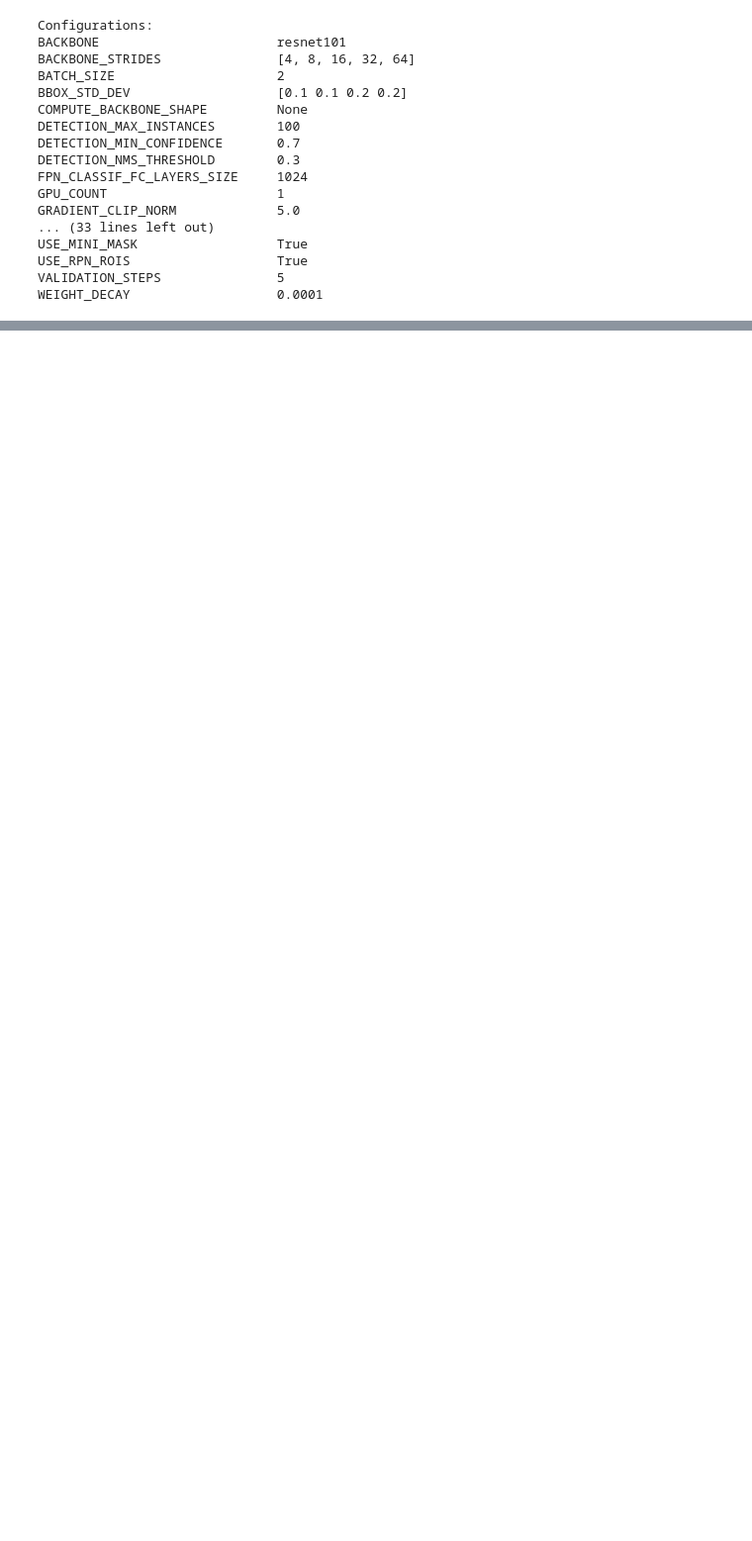
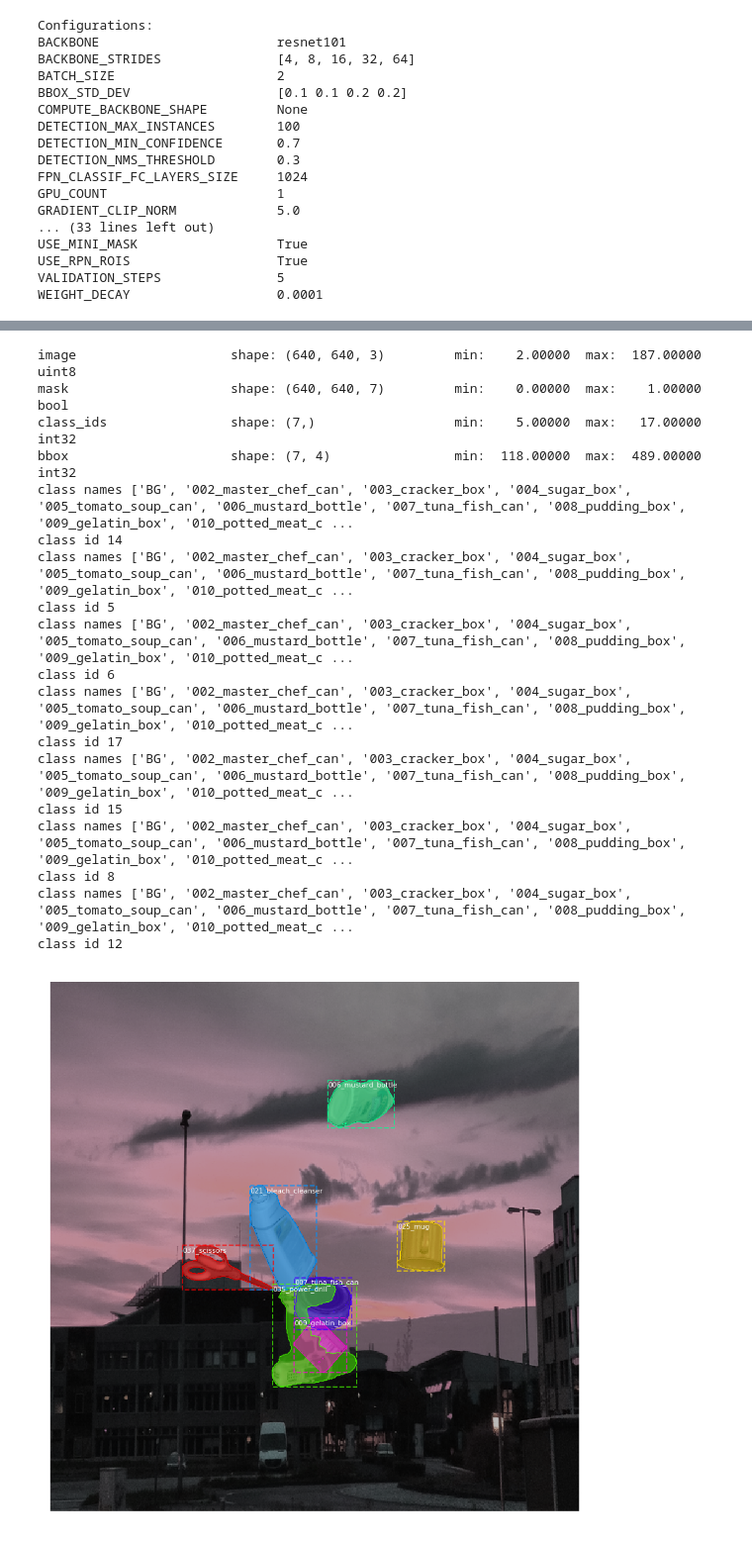
Before and after one commit to CosmosHua/Pose_Estimation, a Jupyter notebook: samples/ycbv/inspect_data.ipynb, the cells around one changed output, grey strips where cells are left out. Shown at 99% size. Drawn from its saved outputs; the diff is of its cells as text; code cells hidden in the pictures; blank space fills up the shorter version.

```diff
--- a/samples/ycbv/inspect_data.ipynb
+++ b/samples/ycbv/inspect_data.ipynb
@@ -77,0 +78,37 @@ for image_id in image_ids:
+# %%
+# Load random image and mask.
+image_id = random.choice(dataset_train.image_ids)
+image = dataset_train.load_image(image_id)
+mask, class_ids = dataset_train.load_mask(image_id)
+# Compute Bounding box
+bbox = utils.extract_bboxes(mask)
+
+# Display image and additional stats
+# print("image_id ", image_id, dataset_train.image_reference(image_id))
+log("image", image)
+log("mask", mask)
+log("class_ids", class_ids)
+log("bbox", bbox)
+# Display image and instances
+# print(dataset_train.get_class_names())
+visualize.display_instances(image, bbox, mask, class_ids, dataset_train.class_names)
+# %% [output]
+image                    shape: (640, 640, 3)         min:    2.00000  max:  187.00000  uint8
+mask                     shape: (640, 640, 7)         min:    0.00000  max:    1.00000  bool
+class_ids                shape: (7,)                  min:    5.00000  max:   17.00000  int32
+bbox                     shape: (7, 4)                min:  118.00000  max:  489.00000  int32
+class names ['BG', '002_master_chef_can', '003_cracker_box', '004_sugar_box', '005_tomato_soup_can', '006_mustard_bottle', '007_tuna_fish_can', '008_pudding_box', '009_gelatin_box', '010_potted_meat_c ...
+class id 14
+class names ['BG', '002_master_chef_can', '003_cracker_box', '004_sugar_box', '005_tomato_soup_can', '006_mustard_bottle', '007_tuna_fish_can', '008_pudding_box', '009_gelatin_box', '010_potted_meat_c ...
+class id 5
+class names ['BG', '002_master_chef_can', '003_cracker_box', '004_sugar_box', '005_tomato_soup_can', '006_mustard_bottle', '007_tuna_fish_can', '008_pudding_box', '009_gelatin_box', '010_potted_meat_c ...
+class id 6
+class names ['BG', '002_master_chef_can', '003_cracker_box', '004_sugar_box', '005_tomato_soup_can', '006_mustard_bottle', '007_tuna_fish_can', '008_pudding_box', '009_gelatin_box', '010_potted_meat_c ...
+class id 17
+class names ['BG', '002_master_chef_can', '003_cracker_box', '004_sugar_box', '005_tomato_soup_can', '006_mustard_bottle', '007_tuna_fish_can', '008_pudding_box', '009_gelatin_box', '010_potted_meat_c ...
+class id 15
+class names ['BG', '002_master_chef_can', '003_cracker_box', '004_sugar_box', '005_tomato_soup_can', '006_mustard_bottle', '007_tuna_fish_can', '008_pudding_box', '009_gelatin_box', '010_potted_meat_c ...
+class id 8
+class names ['BG', '002_master_chef_can', '003_cracker_box', '004_sugar_box', '005_tomato_soup_can', '006_mustard_bottle', '007_tuna_fish_can', '008_pudding_box', '009_gelatin_box', '010_potted_meat_c ...
+class id 12
+[figure, added]
```
Also changed, not shown: parts of 1 cell of this notebook, 2 other files.
